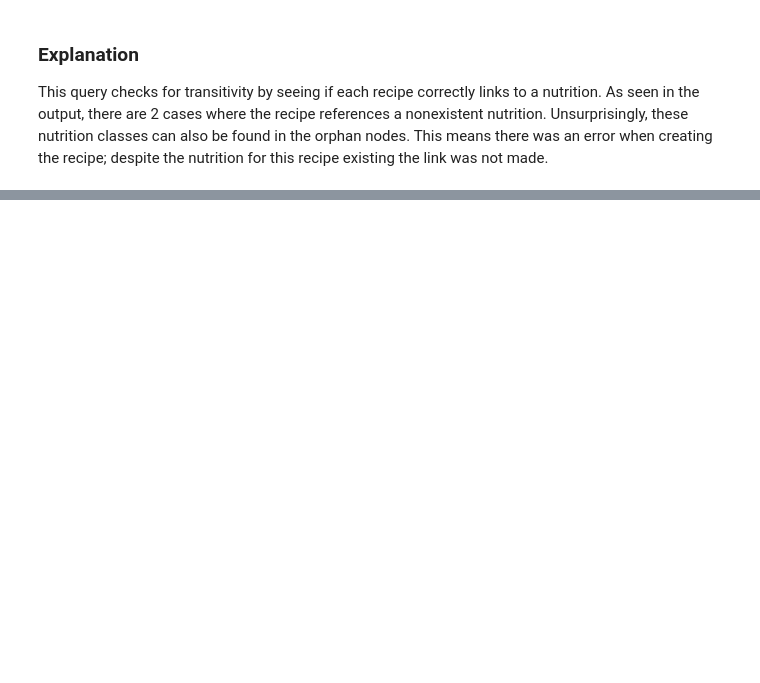
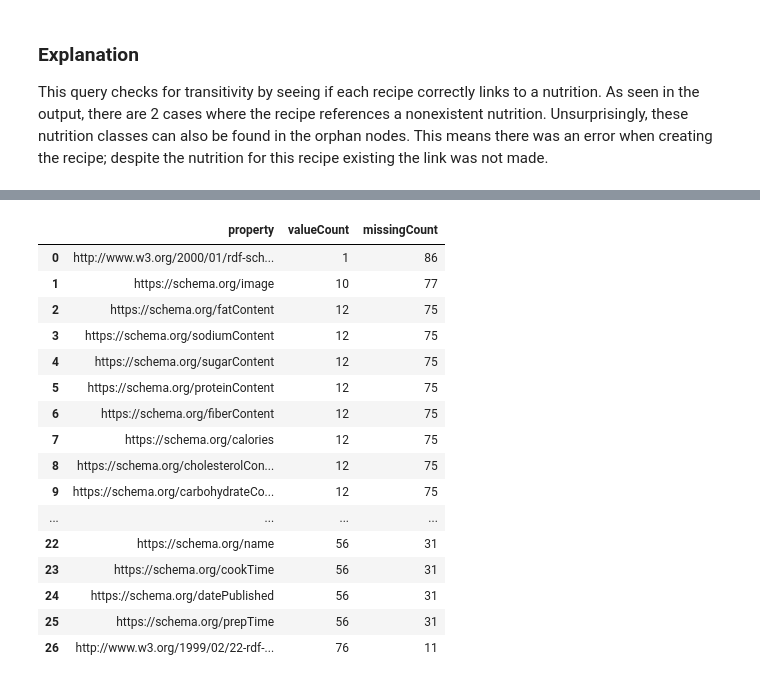
Before and after one commit to DominicVerschoor/Knowledge_Graph_Quality_Assesment, a Jupyter notebook: Assignment2 Template.ipynb, the cells around one changed output, grey strips where cells are left out. Cells and saved outputs as stored; diff of their text form; code cells hidden in the pictures; blank space fills up the shorter version.

Commit message:
Added Completeness Assessments

```diff
--- a/Assignment2 Template.ipynb
+++ b/Assignment2 Template.ipynb
@@ -248,0 +229,2 @@ This query checks for transitivity by seeing if each recipe correctly links to a
+# %%
+run_query(g, 'queries/Completeness1.rq')
@@ -248,0 +248,2 @@ This query checks for transitivity by seeing if each recipe correctly links to a
+# %%
+run_query(g, 'queries/Completeness2.rq')
@@ -248,0 +257,3 @@ This query checks for transitivity by seeing if each recipe correctly links to a
+# %%
+run_query(g, 'queries/Completeness3.rq')
+# %% [output]
@@ -248,0 +261,17 @@ This query checks for transitivity by seeing if each recipe correctly links to a
+|  | property | valueCount | missingCount |
+| 0 | http://www.w3.org/2000/01/rdf-sch... | 1 | 86 |
+| 1 | https://schema.org/image | 10 | 77 |
+| 2 | https://schema.org/fatContent | 12 | 75 |
+| 3 | https://schema.org/sodiumContent | 12 | 75 |
+| 4 | https://schema.org/sugarContent | 12 | 75 |
+| 5 | https://schema.org/proteinContent | 12 | 75 |
+| 6 | https://schema.org/fiberContent | 12 | 75 |
+| 7 | https://schema.org/calories | 12 | 75 |
+| 8 | https://schema.org/cholesterolCon... | 12 | 75 |
+| 9 | https://schema.org/carbohydrateCo... | 12 | 75 |
+| ... | ... | ... | ... |
+| 22 | https://schema.org/name | 56 | 31 |
+| 23 | https://schema.org/cookTime | 56 | 31 |
+| 24 | https://schema.org/datePublished | 56 | 31 |
+| 25 | https://schema.org/prepTime | 56 | 31 |
+| 26 | http://www.w3.org/1999/02/22-rdf-... | 76 | 11 |
```
Also changed, not shown: parts of 11 cells of this notebook, 3 other files.
